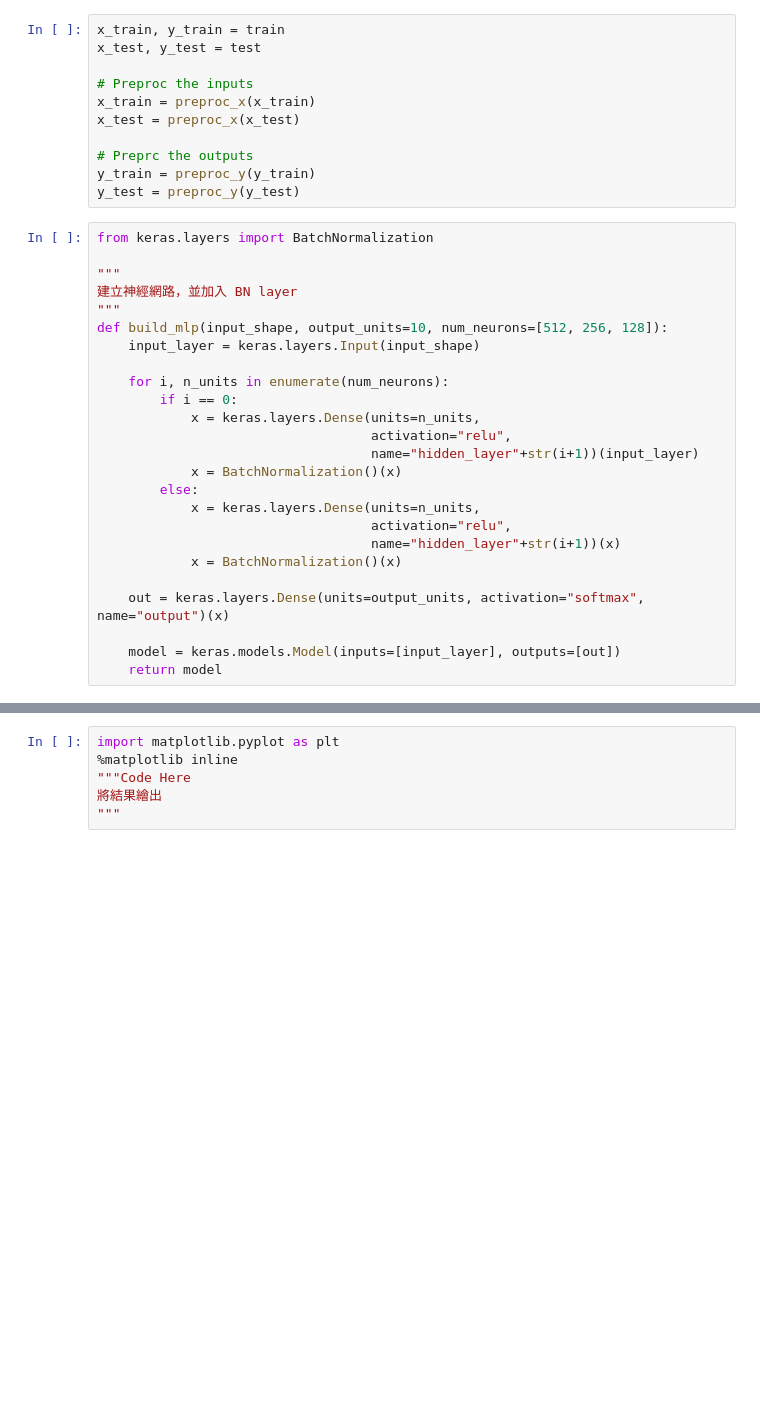
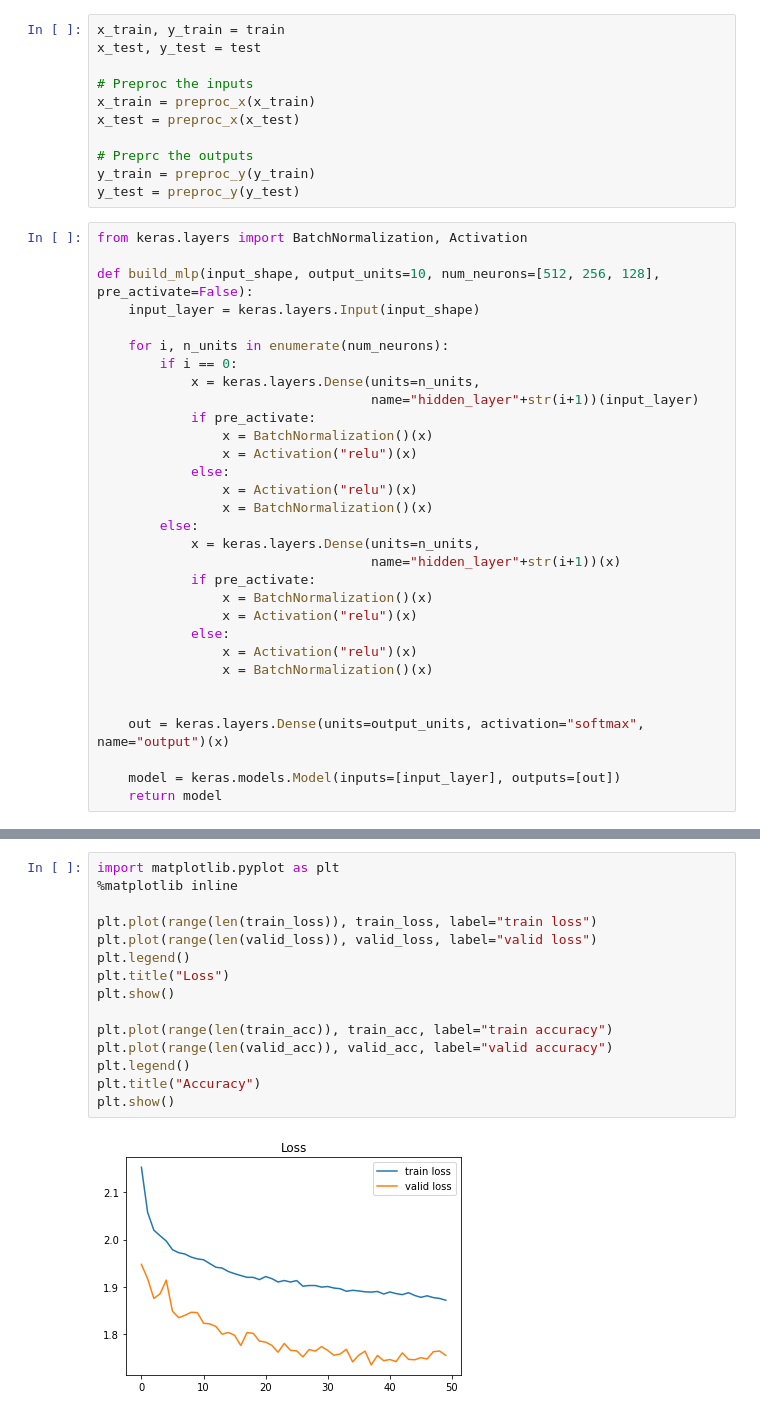
Before and after one commit to bettysmilehahaha/4th-ML100Days, a Jupyter notebook: homework/Day083_HW.ipynb, the cells around one changed output, grey strips where cells are left out. Drawn from its saved outputs; the diff is of its cells as text; blank space fills up the shorter version.

```diff
--- a/homework/Day083_HW.ipynb
+++ b/homework/Day083_HW.ipynb
@@ -37,25 +37,31 @@ x_test = preproc_x(x_test)
 y_train = preproc_y(y_train)
 y_test = preproc_y(y_test)
 # %%
-from keras.layers import BatchNormalization
+from keras.layers import BatchNormalization, Activation
 
-"""
-建立神經網路，並加入 BN layer
-"""
-def build_mlp(input_shape, output_units=10, num_neurons=[512, 256, 128]):
+def build_mlp(input_shape, output_units=10, num_neurons=[512, 256, 128], pre_activate=False):
     input_layer = keras.layers.Input(input_shape)
 
     for i, n_units in enumerate(num_neurons):
         if i == 0:
             x = keras.layers.Dense(units=n_units,
-                                   activation="relu",
                                    name="hidden_layer"+str(i+1))(input_layer)
-            x = BatchNormalization()(x)
+            if pre_activate:
+                x = BatchNormalization()(x)
+                x = Activation("relu")(x)
+            else:
+                x = Activation("relu")(x)
+                x = BatchNormalization()(x)
         else:
             x = keras.layers.Dense(units=n_units,
-                                   activation="relu",
                                    name="hidden_layer"+str(i+1))(x)
-            x = BatchNormalization()(x)
+            if pre_activate:
+                x = BatchNormalization()(x)
+                x = Activation("relu")(x)
+            else:
+                x = Activation("relu")(x)
+                x = BatchNormalization()(x)
+
 
     out = keras.layers.Dense(units=output_units, activation="softmax", name="output")(x)
 
@@ -110,6 +114,17 @@ TypeError: unsupported operand type(s) for +: 'int' and 'list'
-# %%
-import matplotlib.pyplot as plt
-%matplotlib inline
-"""Code Here
-將結果繪出
-"""
+# %%
+import matplotlib.pyplot as plt
+%matplotlib inline
+
+plt.plot(range(len(train_loss)), train_loss, label="train loss")
+plt.plot(range(len(valid_loss)), valid_loss, label="valid loss")
+plt.legend()
+plt.title("Loss")
+plt.show()
+
+plt.plot(range(len(train_acc)), train_acc, label="train accuracy")
+plt.plot(range(len(valid_acc)), valid_acc, label="valid accuracy")
+plt.legend()
+plt.title("Accuracy")
+plt.show()
+# %% [output]
+[figure, added]
```
Also changed, not shown: parts of 4 cells of this notebook.
